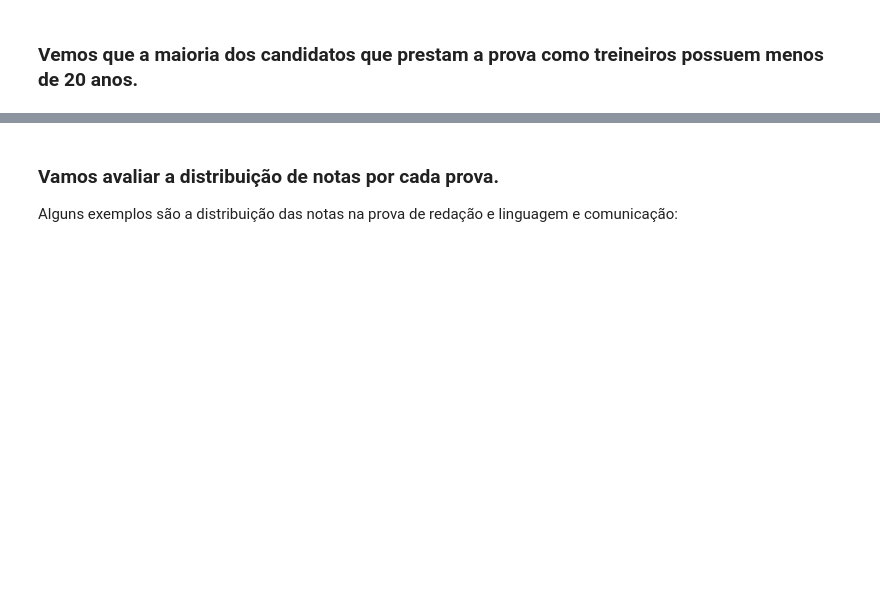
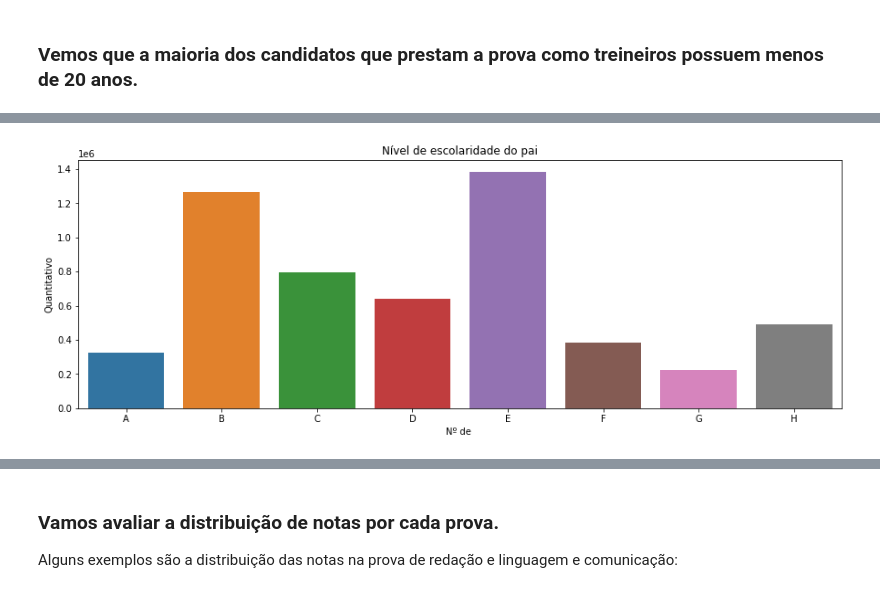
Before and after one commit to Chrystinne/enem, a Jupyter notebook: notebooks/Enem_Analises.ipynb, the cells around one changed output, grey strips where cells are left out. Saved outputs shown, nothing was run; the diff lists cells and outputs as text; code cells hidden in the pictures; blank space fills up the shorter version.

```diff
--- a/notebooks/Enem_Analises.ipynb
+++ b/notebooks/Enem_Analises.ipynb
@@ -247,0 +340,9 @@ Text(0.5, 1.0, 'Distribuição Etária dos Participantes do ENEM 2019')
+# %%
+from pandas.api.types import CategoricalDtype
+father_education_dtype = CategoricalDtype(categories=['A', 'B', 'C', 'D', 'E', 'F', 'G', 'H'], ordered=True)
+mother_education_dtype = CategoricalDtype(categories=['A', 'B', 'C', 'D', 'E', 'F', 'G', 'H'], ordered=True)
+
+father_profession_dtype = CategoricalDtype(categories=['A', 'B', 'C', 'D', 'E', 'F', 'G'], ordered=True)
+mother_profession_dtype = CategoricalDtype(categories=['A', 'B', 'C', 'D', 'E', 'F', 'G'], ordered=True)
+
+parents_income_dtype = CategoricalDtype(categories=['A', 'B', 'C', 'D', 'E', 'F', 'G', 'H', 'I', 'J', 'K', 'L', 'M', 'N', 'O', 'P', 'Q'], ordered=True)
@@ -247,0 +361,10 @@ Text(0.5, 1.0, 'Distribuição Etária dos Participantes do ENEM 2019')
+# %%
+plt.figure(figsize=(15,5))
+plt.title("Nível de escolaridade do pai")
+ax = sns.countplot(x=data['Q001'].astype(father_education_dtype).sort_values(ascending=True))
+# ax.yaxis.set_major_formatter(tkr.FuncFormatter(formatador_de_milhares))
+plt.xlabel('Nº de ')
+plt.ylabel('Quantitativo')
+plt.show()
+# %% [output]
+[figure, added]
```
Also changed, not shown: parts of 34 cells of this notebook.
